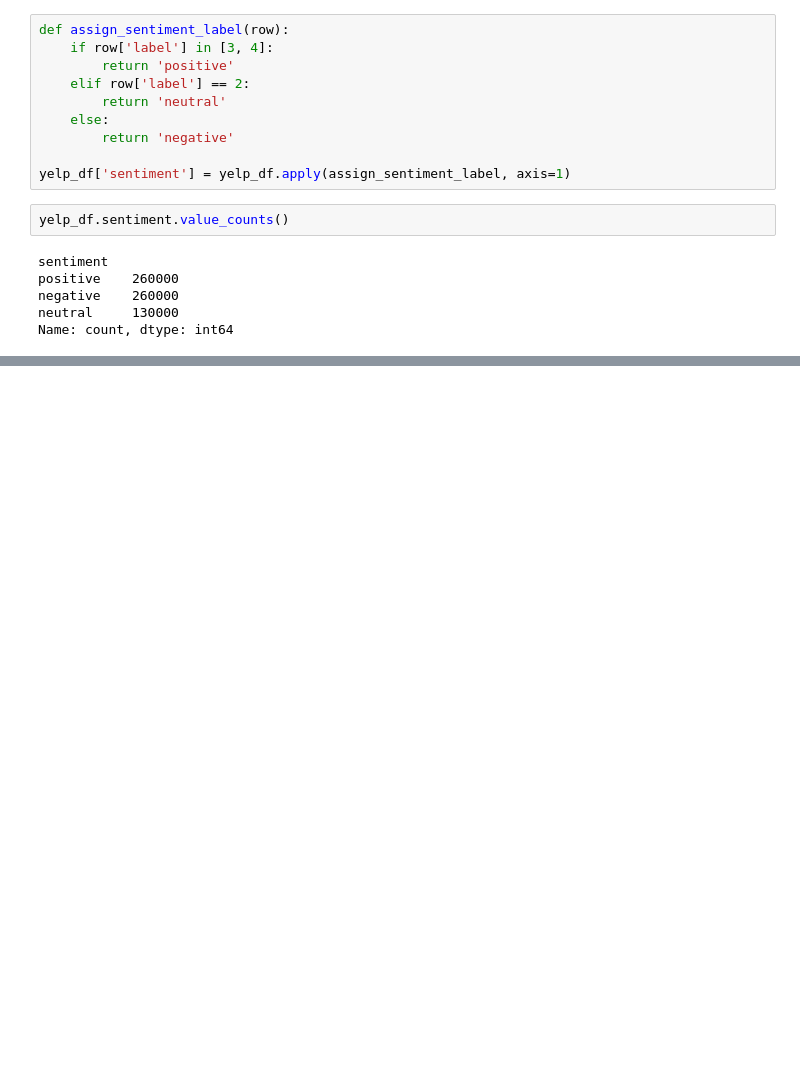
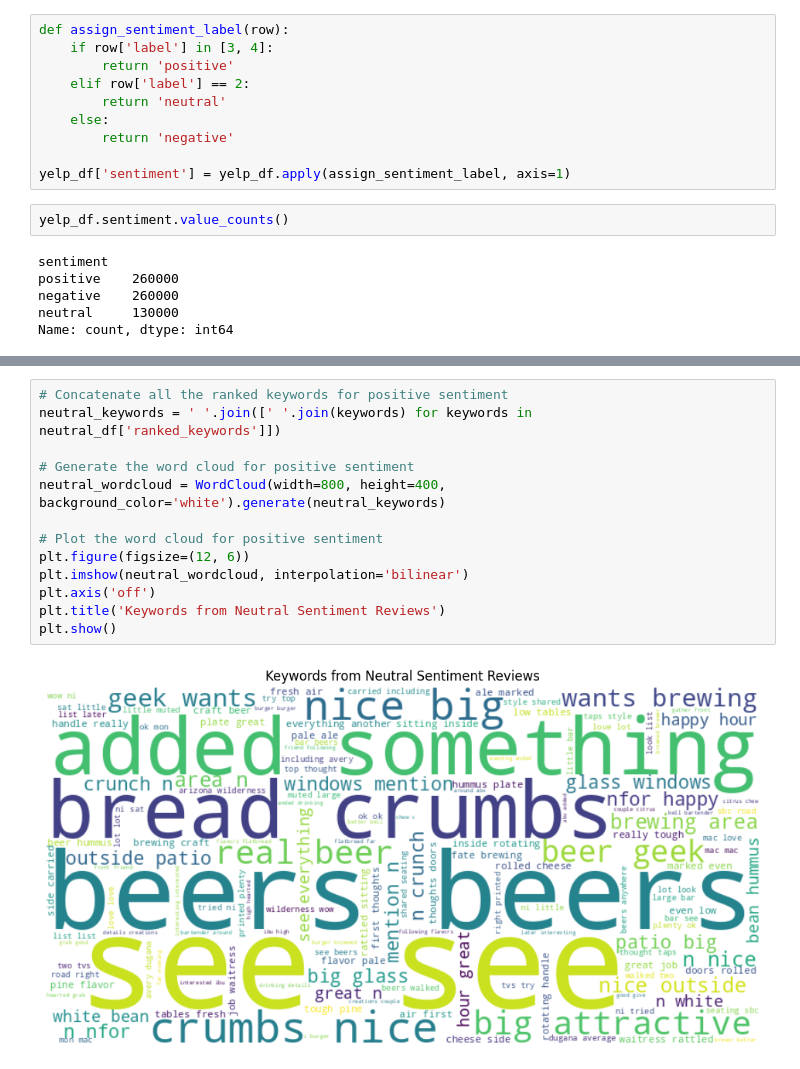
Before and after one commit to snowclipsed/CS6120, a Jupyter notebook: Assignments/A4/notebooks/A4_data_exploration.ipynb, the cells around one changed output, grey strips where cells are left out. Saved outputs shown, nothing was run; the diff lists cells and outputs as text; blank space fills up the shorter version.

```diff
--- a/Assignments/A4/notebooks/A4_data_exploration.ipynb
+++ b/Assignments/A4/notebooks/A4_data_exploration.ipynb
@@ -162,0 +290,15 @@ Name: count, dtype: int64
+# %%
+# Concatenate all the ranked keywords for positive sentiment
+neutral_keywords = ' '.join([' '.join(keywords) for keywords in neutral_df['ranked_keywords']])
+
+# Generate the word cloud for positive sentiment
+neutral_wordcloud = WordCloud(width=800, height=400, background_color='white').generate(neutral_keywords)
+
+# Plot the word cloud for positive sentiment
+plt.figure(figsize=(12, 6))
+plt.imshow(neutral_wordcloud, interpolation='bilinear')
+plt.axis('off')
+plt.title('Keywords from Neutral Sentiment Reviews')
+plt.show()
+# %% [output]
+[figure, added]
```
Also changed, not shown: parts of 11 cells of this notebook.
